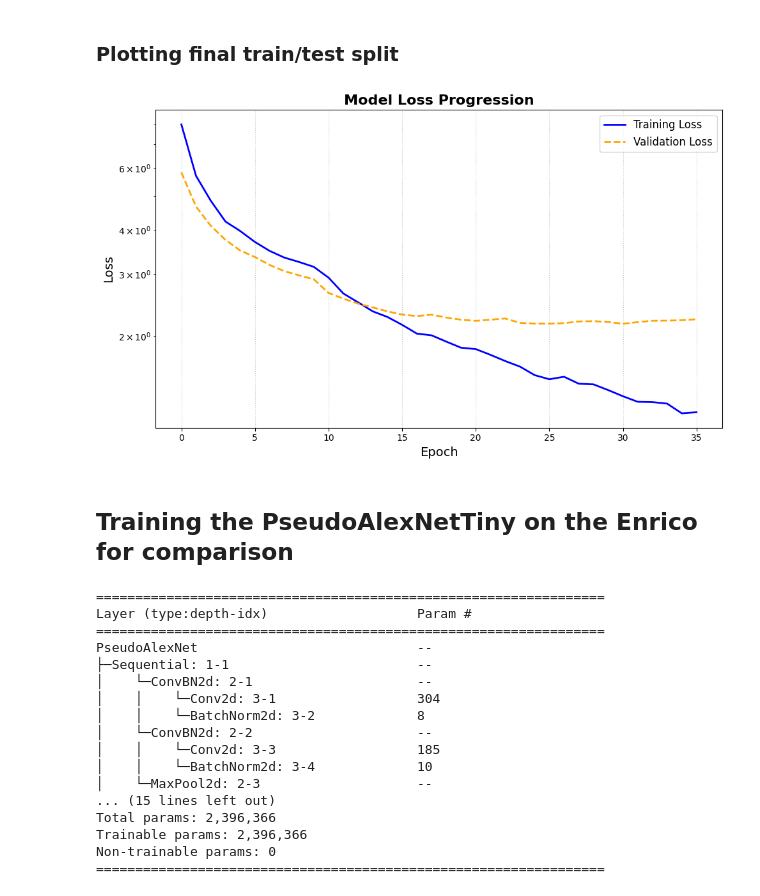
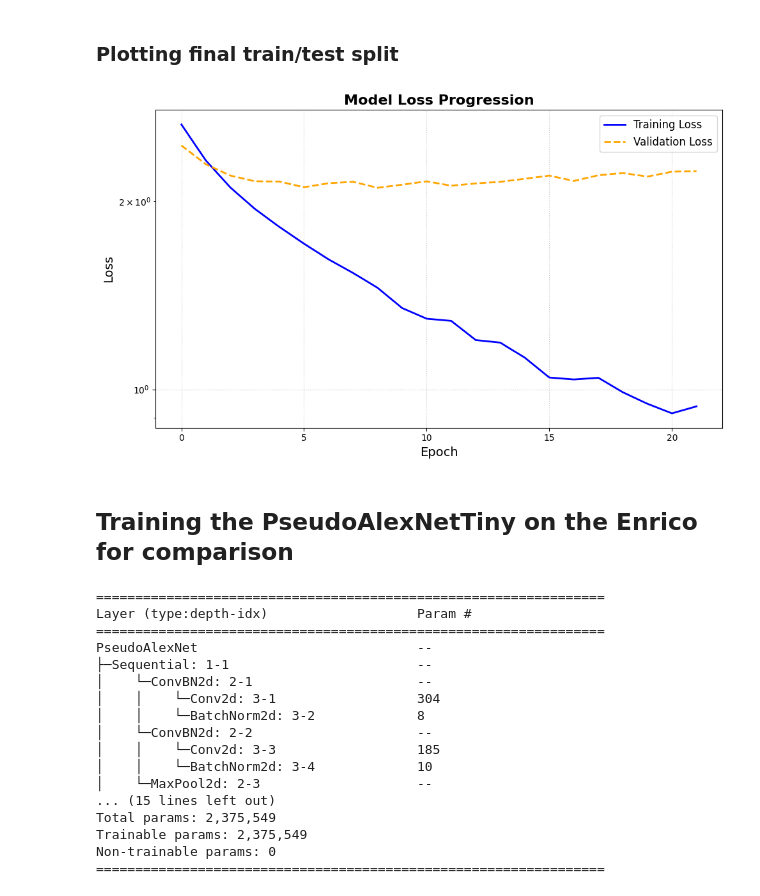
Before and after one commit to madbulgarianfromukraine/modeling_cvs, a Jupyter notebook: src/simple_model/simple_tiny_example.ipynb, the cells around one changed output. Drawn from its saved outputs; the diff is of its cells as text; code cells hidden in the pictures.

```diff
--- a/src/simple_model/simple_tiny_example.ipynb
+++ b/src/simple_model/simple_tiny_example.ipynb
@@ -217,6 +229,14 @@ full_screen_train_dataset, full_screen_val_dataset, full_screen_test_dataset = C
     allowed_classes=None
 )
 
-full_screen_train_loader = torch.utils.data.DataLoader(full_screen_train_dataset, batch_size=BATCH_SIZE, shuffle=False, pin_memory=True, num_workers=3)
+g = torch.Generator()
+g.manual_seed(SEED)
+
+my_collator = CutMixCollate(num_classes=20, cutmix_prob=0.5)
+
+full_screen_train_loader = torch.utils.data.DataLoader(full_screen_train_dataset, batch_size=BATCH_SIZE, shuffle=False,
+                                                       pin_memory=True, num_workers=3, worker_init_fn=seed_worker,
+                                                       generator=g, collate_fn=my_collator)
+
 full_screen_val_loader = torch.utils.data.DataLoader(full_screen_val_dataset, batch_size=BATCH_SIZE, shuffle=False, pin_memory=True, num_workers=3)
 full_screen_test_loader = torch.utils.data.DataLoader(full_screen_test_dataset, batch_size=BATCH_SIZE, shuffle=False, pin_memory=True, num_workers=3)
@@ -227,11 +243,17 @@ wrapped_full_screen_train_loader = StochasticCutMixDataLoader(
 # %% [markdown]
 ### 6. Preparation of the parameters for fine-tuning
 # %%
-MAX_WARMUP_EPOCHS = 10
+MAX_WARMUP_EPOCHS = 15
 MAX_DRIFT_EPOCHS = 40
 
-loss_fn = nn.NLLLoss()
-optimizer = optim.AdamW(model.parameters(), lr=3*1e-5, eps=1e-5, weight_decay=1e-2)
+reset_head_last_fc(model, output_features=20)
+model = model.to(DEVICE)
+
+loss_fn = nn.CrossEntropyLoss()
+optimizer = optim.AdamW([
+    {'params': model.classifier[:-1].parameters(), 'lr': 1e-4, 'weight_decay': 1e-3},
+    {'params': model.classifier[-1].parameters(), 'lr': 5e-4, 'weight_decay': 1e-3}
+], lr=5e-5, eps=1e-5)
 val_loss_list_warmup_2 = []
 train_loss_list_warmup_2 = []
 
@@ -242,7 +264,7 @@ train_loss_list_drift_2 = []
 # %%
 initial_freeze_unfreeze(model=model)
 
-train_loss_list_warmup_2, val_loss_list_warmup_2 = train_model_stages(model=model, train_loader=wrapped_full_screen_train_loader,
+train_loss_list_warmup_2, val_loss_list_warmup_2 = train_model_stages(model=model, train_loader=full_screen_train_loader,
                                                             val_loader=full_screen_val_loader, optimizer=optimizer,
                                                             loss_fn=loss_fn, device=DEVICE, max_epochs=MAX_WARMUP_EPOCHS,
                                                             stage_name="warmup_2", bn_eval=True)
@@ -267,10 +289,12 @@ Finished warmup_2 training in 342.08 seconds
 # %%
 second_unfreeze(model=model)
 
-for param_group in optimizer.param_groups:
-    param_group['lr'] = 1e-4
+optimizer = optim.AdamW([
+    {'params': model.features.parameters(), 'lr': 7e-5, 'weight_decay': 1e-3},
+    {'params': model.classifier.parameters(), 'lr': 1e-4, 'weight_decay': 1e-3}
+], eps=1e-5)
 
-train_loss_list_drift_2, val_loss_list_drift_2 = train_model_stages(model=model, train_loader=wrapped_full_screen_train_loader,
+train_loss_list_drift_2, val_loss_list_drift_2 = train_model_stages(model=model, train_loader=full_screen_train_loader,
                                                             val_loader=full_screen_val_loader, optimizer=optimizer,
                                                             loss_fn=loss_fn, device=DEVICE, max_epochs=MAX_DRIFT_EPOCHS,
                                                             stage_name="drift_2", bn_eval=True)
@@ -300,10 +324,11 @@ Finished drift_2 training in 890.85 seconds
 # %%
 train_loss_list = train_loss_list_warmup_2 + train_loss_list_drift_2
 val_loss_list = val_loss_list_warmup_2 + val_loss_list_drift_2
 
-plot_learning_curves(train_losses=train_loss_list,val_losses=val_loss_list, log_scale=True)
+plot_learning_curves(train_losses=train_loss_list,val_losses=val_loss_list, log_scale=True,
+                    save_to_csv=True, stage="drift_2")
 # %% [output]
-[figure, old version]
+[figure, new version]
 # %% [markdown]
 ## Training the PseudoAlexNetTiny on the Enrico for comparison
 # %%
@@ -338,12 +365,16 @@ wrapped_full_screen_train_loader = StochasticCutMixDataLoader(
 # %%
 model = PseudoAlexNet(tiny_factor=3, p=0.25) # with dropout and with LeakyReLU
 
-loss_fn = nn.NLLLoss()
-optimizer = optim.AdamW(model.parameters(), lr=5*1e-5, eps=1e-5, weight_decay=1e-2)
+loss_fn = nn.CrossEntropyLoss()
+optimizer = optim.AdamW([
+    {'params': model.features.parameters(), 'lr': 7e-5, 'weight_decay': 1e-3},
+    {'params': model.classifier.parameters(), 'lr': 1e-4, 'weight_decay': 1e-3}
+], eps=1e-5)
 
 val_loss_list_screen = []
 train_loss_list_screen = []
 
+reset_head_last_fc(model, output_features=20)
 model = model.to(DEVICE)
 print(torchinfo.summary(model))
 # %% [output]
@@ -360,8 +391,8 @@ PseudoAlexNet                            --
 │    │    └─BatchNorm2d: 3-4             10
 │    └─MaxPool2d: 2-3                    --
 ... (15 lines left out)
-Total params: 2,396,366
-Trainable params: 2,396,366
+Total params: 2,375,549
+Trainable params: 2,375,549
 Non-trainable params: 0
 =================================================================
 # %%
```
Also changed, not shown: parts of 14 cells of this notebook.
